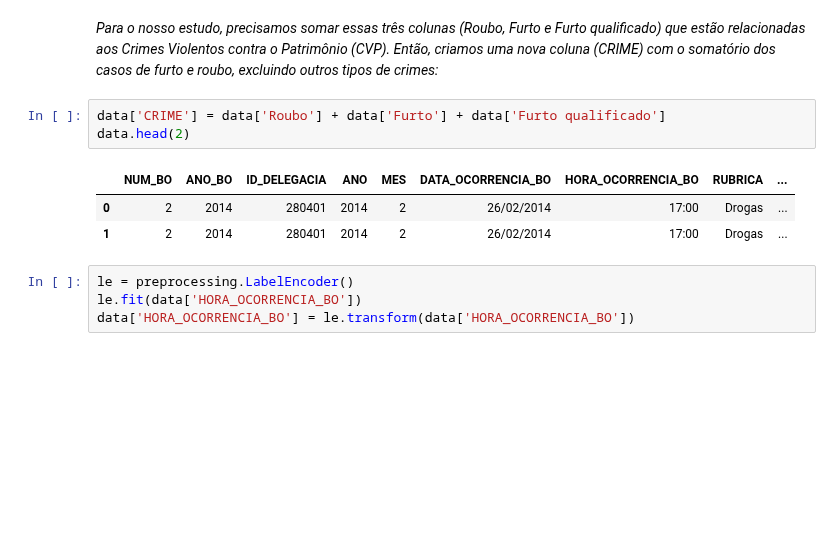
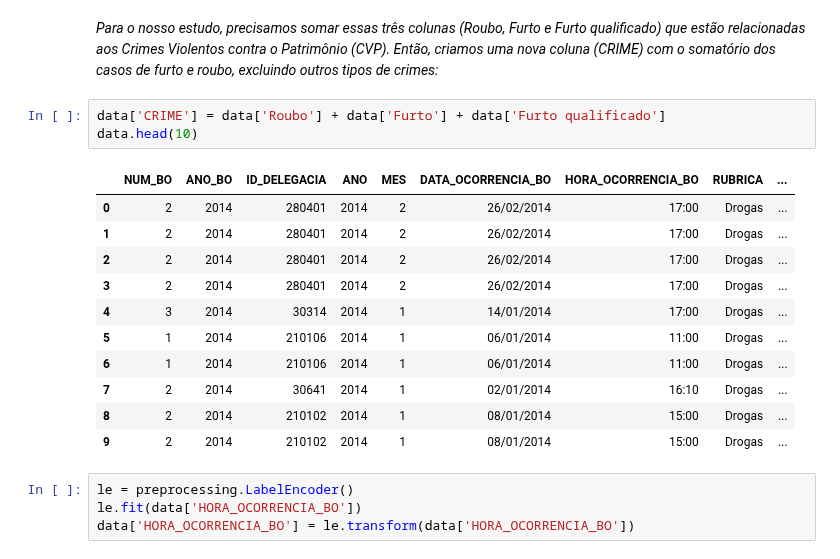
Before and after one commit to debora28/pi-2020.2, a Jupyter notebook: DataScience2.ipynb, the cells around one changed output. Cells and saved outputs as stored; diff of their text form; blank space fills up the shorter version.

```diff
--- a/DataScience2.ipynb
+++ b/DataScience2.ipynb
@@ -610,11 +611,19 @@ plt.show()
 *Para o nosso estudo, precisamos somar essas três colunas (Roubo, Furto e Furto qualificado) que estão relacionadas aos Crimes Violentos contra o Patrimônio (CVP). Então, criamos uma nova coluna (CRIME) com o somatório dos casos de furto e roubo, excluindo outros tipos de crimes:*
 # %%
 data['CRIME'] = data['Roubo'] + data['Furto'] + data['Furto qualificado']
-data.head(2)
+data.head(10)
 # %% [output]
 |  | NUM_BO | ANO_BO | ID_DELEGACIA | ANO | MES | DATA_OCORRENCIA_BO | HORA_OCORRENCIA_BO | RUBRICA | ... |
 | 0 | 2 | 2014 | 280401 | 2014 | 2 | 26/02/2014 | 17:00 | Drogas | ... |
 | 1 | 2 | 2014 | 280401 | 2014 | 2 | 26/02/2014 | 17:00 | Drogas | ... |
+| 2 | 2 | 2014 | 280401 | 2014 | 2 | 26/02/2014 | 17:00 | Drogas | ... |
+| 3 | 2 | 2014 | 280401 | 2014 | 2 | 26/02/2014 | 17:00 | Drogas | ... |
+| 4 | 3 | 2014 | 30314 | 2014 | 1 | 14/01/2014 | 17:00 | Drogas | ... |
+| 5 | 1 | 2014 | 210106 | 2014 | 1 | 06/01/2014 | 11:00 | Drogas | ... |
+| 6 | 1 | 2014 | 210106 | 2014 | 1 | 06/01/2014 | 11:00 | Drogas | ... |
+| 7 | 2 | 2014 | 30641 | 2014 | 1 | 02/01/2014 | 16:10 | Drogas | ... |
+| 8 | 2 | 2014 | 210102 | 2014 | 1 | 08/01/2014 | 15:00 | Drogas | ... |
+| 9 | 2 | 2014 | 210102 | 2014 | 1 | 08/01/2014 | 15:00 | Drogas | ... |
 # %%
 le = preprocessing.LabelEncoder()
 le.fit(data['HORA_OCORRENCIA_BO'])
```
Also changed, not shown: parts of 7 cells of this notebook.
